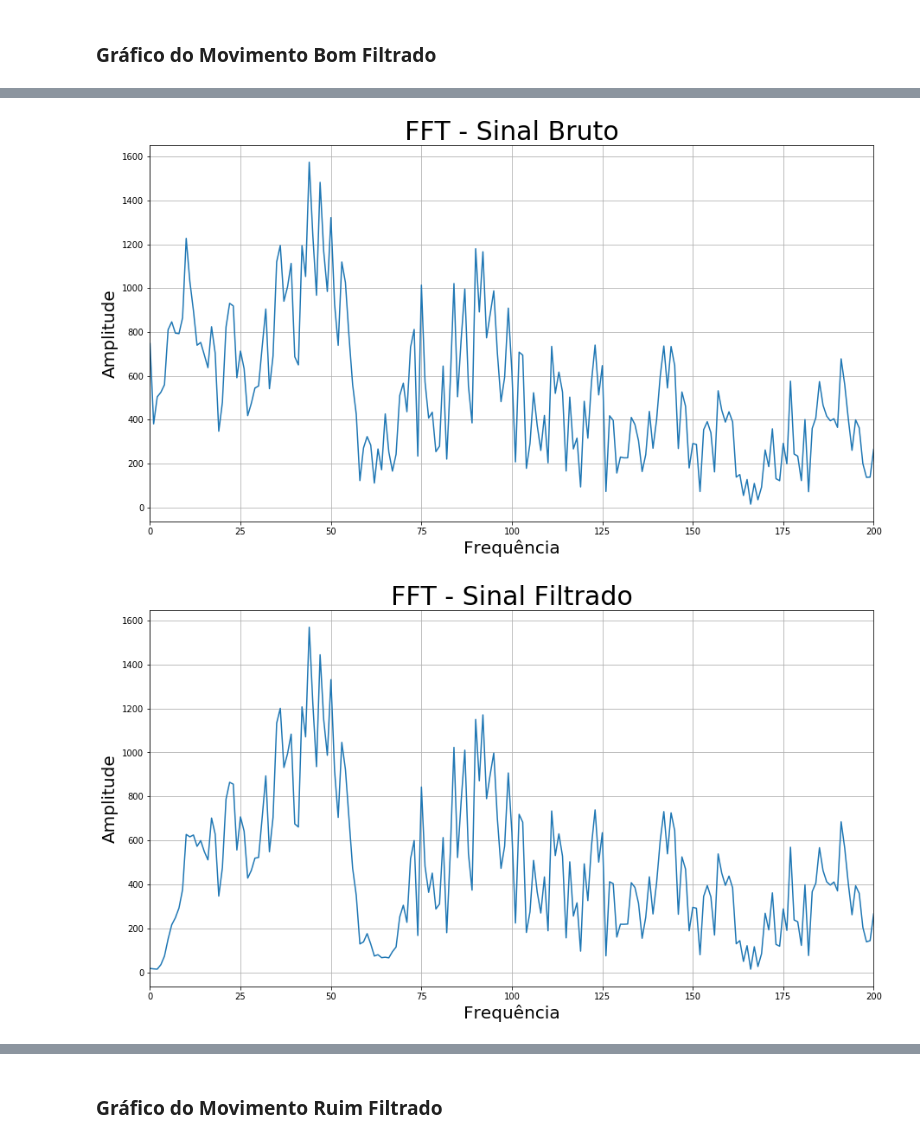
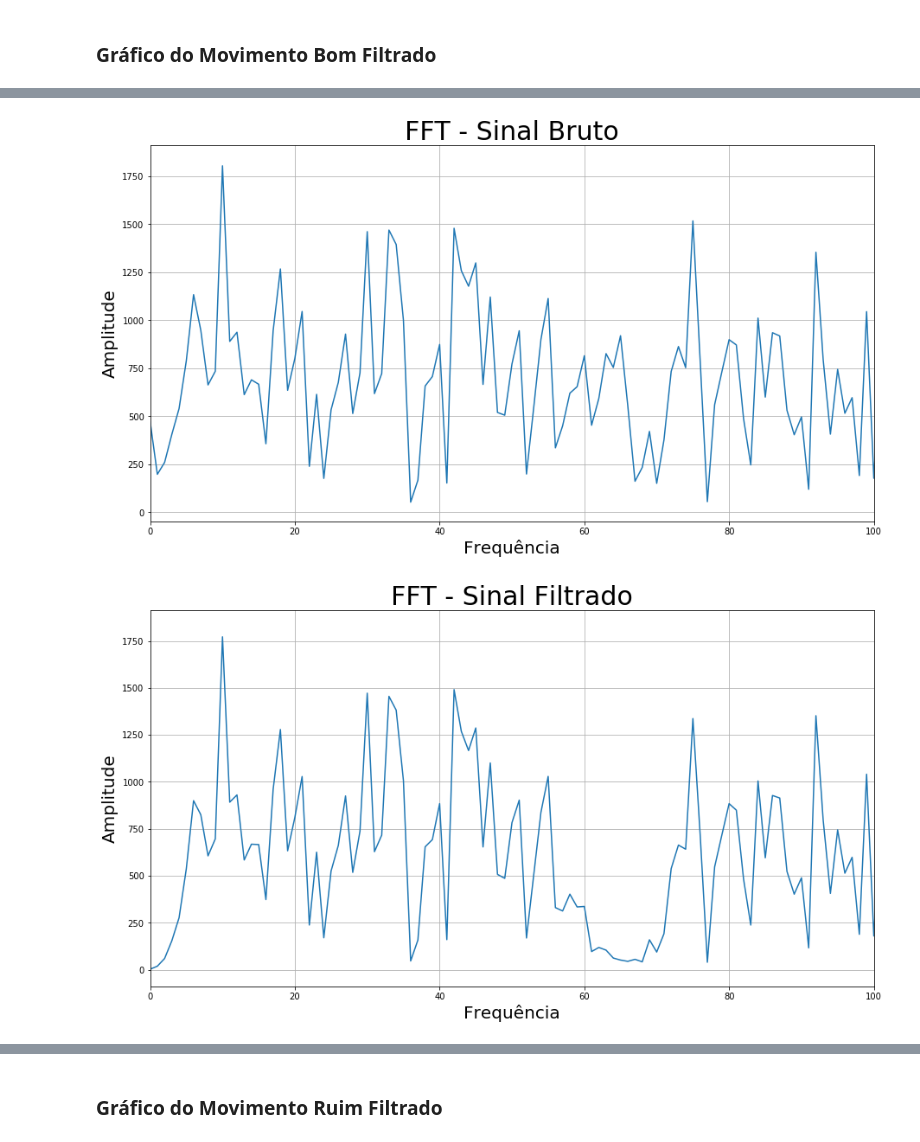
Before and after one commit to luizapozzobon/myo_project, a Jupyter notebook: Organizado.ipynb, the cells around one changed output, grey strips where cells are left out. Saved outputs shown, nothing was run; the diff lists cells and outputs as text; code cells hidden in the pictures.

Commit message:
umas mudanças nas funções de filter

```diff
--- a/Organizado.ipynb
+++ b/Organizado.ipynb
@@ -84,6 +84,12 @@ def apply_fft(data, comment):
     plt.xlabel('Frequência', fontsize=20)
     plt.ylabel('Amplitude', fontsize=20)
     plt.plot(abs(np.fft.rfft(data)))
-    plt.xlim(0, 200)
+    plt.xlim(0, 100)
     plt.grid()
     plt.show()
+    return abs(np.fft.rfft(data))
+
+high_band = 72/2.5
+mid_band = 58/2.5
+low_band = 5/2.5
+sfreq = 200
@@ -174,8 +185,8 @@ Adding an axes using the same arguments as a previous axes currently reuses the
 # %%
-apply_fft(Dataset_bom['Sensor 0'], comment = 'Sinal Bruto')
+first = apply_fft(Dataset_bom['Sensor 1'], comment = 'Sinal Bruto')
 # %% [output]
-[figure, old version]
+[figure, new version]
 # %%
-apply_fft(emg_filtered_all_bom, comment = 'Sinal Filtrado')
+second = apply_fft(emg_filtered_all_bom, comment = 'Sinal Filtrado')
 # %% [output]
-[figure, old version]
+[figure, new version]
```
Also changed, not shown: parts of 4 cells of this notebook, 2 other files.
